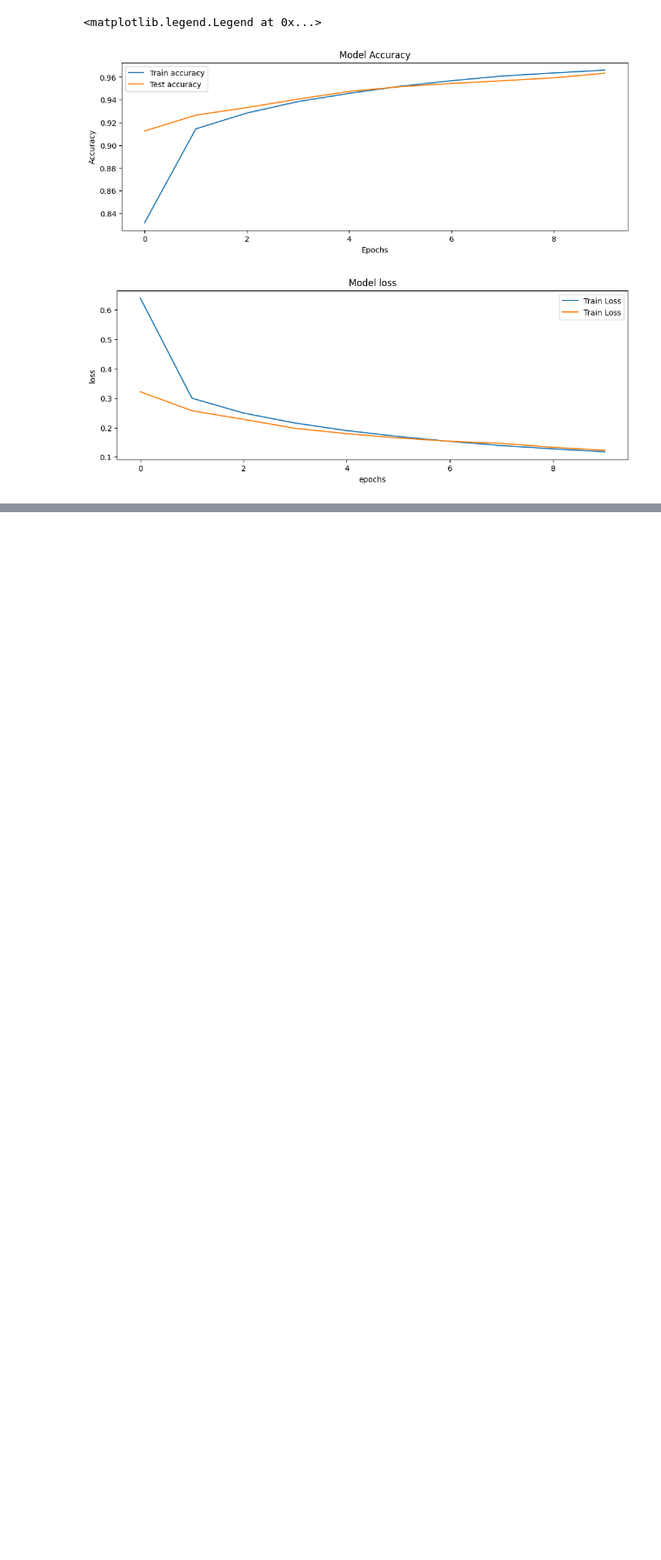
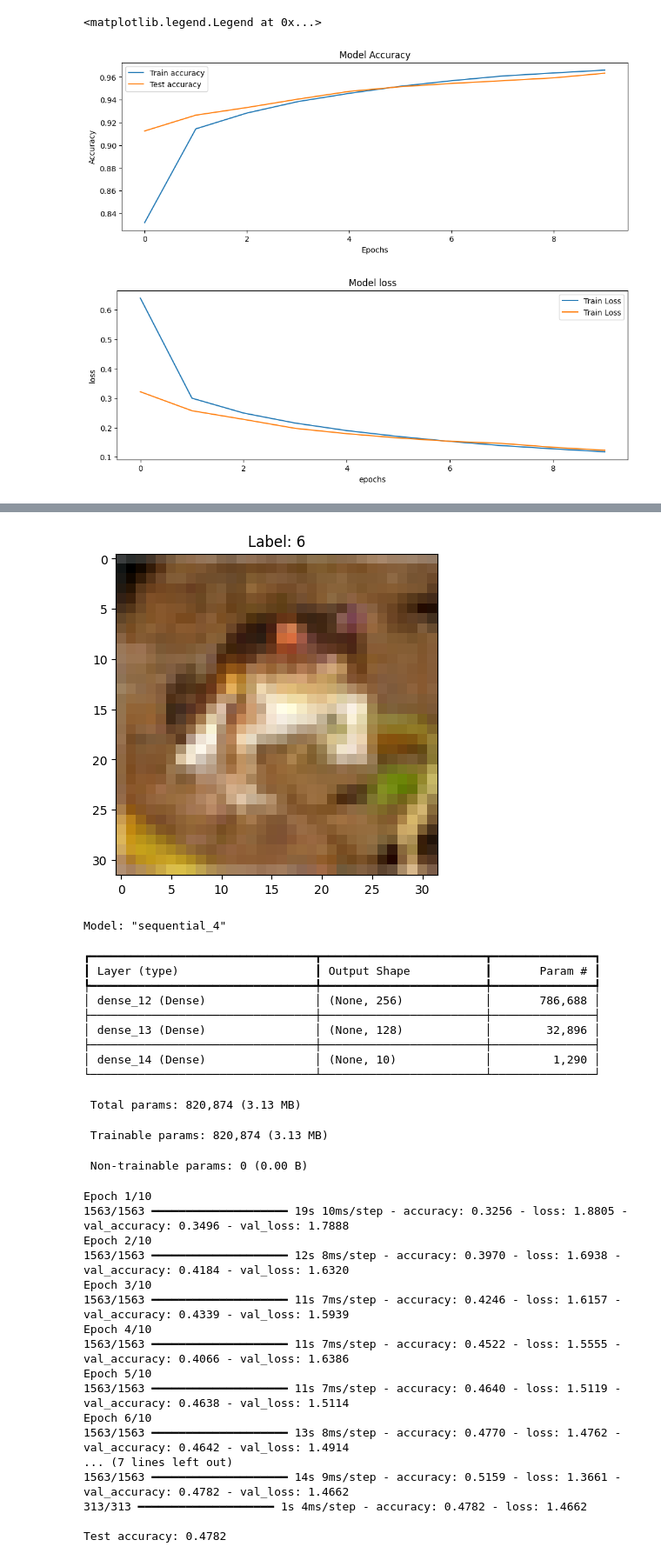
Before and after one commit to EncoderA/dl, a Jupyter notebook: 1.ipynb, the cells around one changed output, grey strips where cells are left out. Shown: that part at 87% size. Cells and saved outputs as stored; diff of their text form; code cells hidden in the pictures; blank space fills up the shorter version.

```diff
--- a/1.ipynb
+++ b/1.ipynb
@@ -83,0 +159,77 @@ Test Accuracy: 0.9634
+# %%
+import tensorflow as tf
+from tensorflow.keras import layers, models
+import matplotlib.pyplot as plt
+
+# Load CIFAR-10 dataset
+(x_train, y_train), (x_test, y_test) = tf.keras.datasets.cifar10.load_data()
+
+# Visualize one image
+plt.imshow(x_train[0])
+plt.title(f"Label: {y_train[0][0]}")
+plt.show()
+
+# Normalize and reshape (Flatten)
+x_train = x_train.reshape((x_train.shape[0], 32*32*3)) / 255.0
+x_test = x_test.reshape((x_test.shape[0], 32*32*3)) / 255.0
+
+# Model architecture
+model = models.Sequential([
+    layers.Dense(256, activation='relu', input_shape=(32*32*3,)),
+    layers.Dense(128, activation='relu'),
+    layers.Dense(10, activation='softmax')
+])
+
+model.summary()
+
+# Compile model
+model.compile(optimizer='sgd', loss='sparse_categorical_crossentropy', metrics=['accuracy'])
+
+# Train model
+history = model.fit(x_train, y_train, epochs=10, validation_data=(x_test, y_test))
+
+# Evaluate model
+test_loss, test_acc = model.evaluate(x_test, y_test)
+print(f"\nTest accuracy: {test_acc:.4f}")
+
+# Plot accuracy
+plt.figure(figsize=(12, 4))
+plt.plot(history.history['accuracy'], label="Train accuracy")
+plt.plot(history.history['val_accuracy'], label="Test accuracy")
+plt.title('Model Accuracy')
+plt.xlabel('Epochs')
+plt.ylabel('Accuracy')
+plt.legend()
+plt.show()
+# %% [output]
+[figure, added]
+Model: "sequential_4"
+┏━━━━━━━━━━━━━━━━━━━━━━━━━━━━━━━━━┳━━━━━━━━━━━━━━━━━━━━━━━━┳━━━━━━━━━━━━━━━┓
+┃ Layer (type)                    ┃ Output Shape           ┃       Param # ┃
+┡━━━━━━━━━━━━━━━━━━━━━━━━━━━━━━━━━╇━━━━━━━━━━━━━━━━━━━━━━━━╇━━━━━━━━━━━━━━━┩
+│ dense_12 (Dense)                │ (None, 256)            │       786,688 │
+├─────────────────────────────────┼────────────────────────┼───────────────┤
+│ dense_13 (Dense)                │ (None, 128)            │        32,896 │
+├─────────────────────────────────┼────────────────────────┼───────────────┤
+│ dense_14 (Dense)                │ (None, 10)             │         1,290 │
+└─────────────────────────────────┴────────────────────────┴───────────────┘
+ Total params: 820,874 (3.13 MB)
+ Trainable params: 820,874 (3.13 MB)
+ Non-trainable params: 0 (0.00 B)
+Epoch 1/10
+1563/1563 ━━━━━━━━━━━━━━━━━━━━ 19s 10ms/step - accuracy: 0.3256 - loss: 1.8805 - val_accuracy: 0.3496 - val_loss: 1.7888
+Epoch 2/10
+1563/1563 ━━━━━━━━━━━━━━━━━━━━ 12s 8ms/step - accuracy: 0.3970 - loss: 1.6938 - val_accuracy: 0.4184 - val_loss: 1.6320
+Epoch 3/10
+1563/1563 ━━━━━━━━━━━━━━━━━━━━ 11s 7ms/step - accuracy: 0.4246 - loss: 1.6157 - val_accuracy: 0.4339 - val_loss: 1.5939
+Epoch 4/10
+1563/1563 ━━━━━━━━━━━━━━━━━━━━ 11s 7ms/step - accuracy: 0.4522 - loss: 1.5555 - val_accuracy: 0.4066 - val_loss: 1.6386
+Epoch 5/10
+1563/1563 ━━━━━━━━━━━━━━━━━━━━ 11s 7ms/step - accuracy: 0.4640 - loss: 1.5119 - val_accuracy: 0.4638 - val_loss: 1.5114
+Epoch 6/10
+1563/1563 ━━━━━━━━━━━━━━━━━━━━ 13s 8ms/step - accuracy: 0.4770 - loss: 1.4762 - val_accuracy: 0.4642 - val_loss: 1.4914
+... (7 lines left out)
+1563/1563 ━━━━━━━━━━━━━━━━━━━━ 14s 9ms/step - accuracy: 0.5159 - loss: 1.3661 - val_accuracy: 0.4782 - val_loss: 1.4662
+313/313 ━━━━━━━━━━━━━━━━━━━━ 1s 4ms/step - accuracy: 0.4782 - loss: 1.4662
+
+Test accuracy: 0.4782
```
Also changed, not shown: parts of 2 cells of this notebook, 2 other files.
